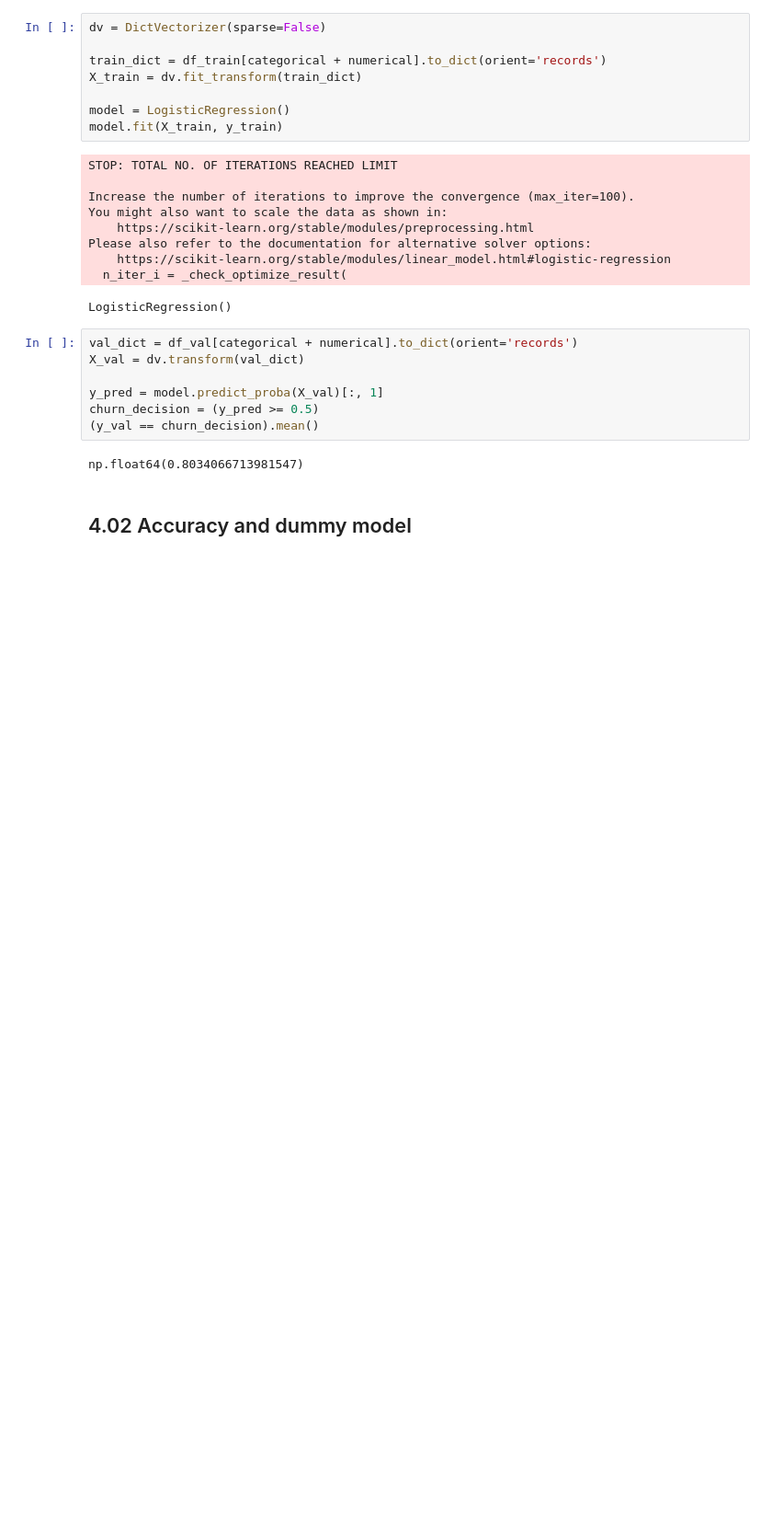
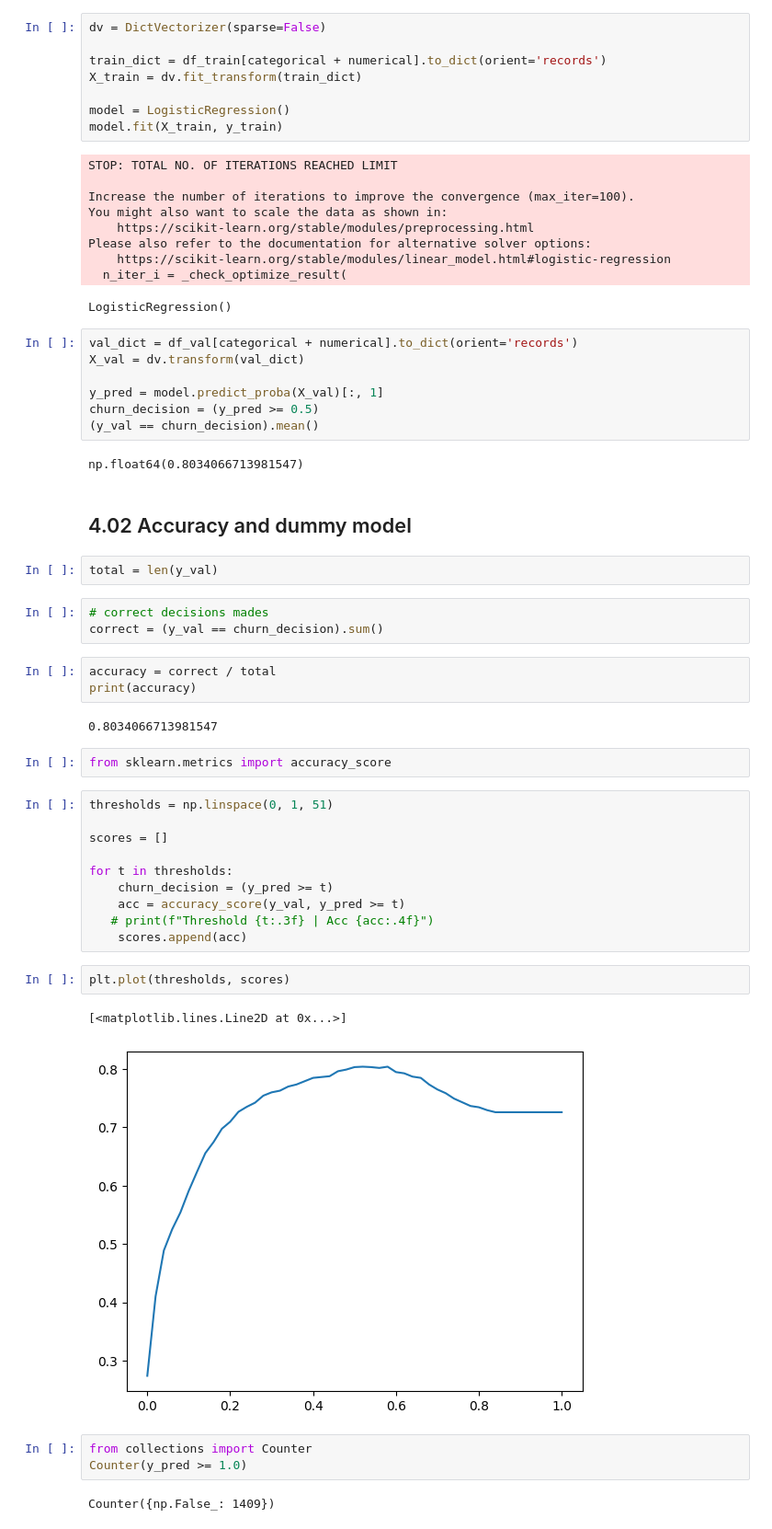
Before and after one commit to AurisNauris/ML-zoomcamp-homework, a Jupyter notebook: 04-Evaluation/04-notebook.ipynb, the cells around one changed output. Shown at 92% size. Drawn from its saved outputs; the diff is of its cells as text; blank space fills up the shorter version.

```diff
--- a/04-Evaluation/04-notebook.ipynb
+++ b/04-Evaluation/04-notebook.ipynb
@@ -109,3 +109,35 @@ churn_decision = (y_pred >= 0.5)
 np.float64(0.8034066713981547)
 # %% [markdown]
 ## 4.02 Accuracy and dummy model
+# %%
+total = len(y_val)
+# %%
+# correct decisions mades
+correct = (y_val == churn_decision).sum()
+# %%
+accuracy = correct / total
+print(accuracy)
+# %% [output]
+0.8034066713981547
+# %%
+from sklearn.metrics import accuracy_score
+# %%
+thresholds = np.linspace(0, 1, 51)
+
+scores = []
+
+for t in thresholds:
+    churn_decision = (y_pred >= t)
+    acc = accuracy_score(y_val, y_pred >= t)
+   # print(f"Threshold {t:.3f} | Acc {acc:.4f}")
+    scores.append(acc)
+# %%
+plt.plot(thresholds, scores)
+# %% [output]
+[<matplotlib.lines.Line2D at 0x...>]
+[figure, added]
+# %%
+from collections import Counter
+Counter(y_pred >= 1.0)
+# %% [output]
+Counter({np.False_: 1409})
```
Also changed, not shown: 1 other file.
